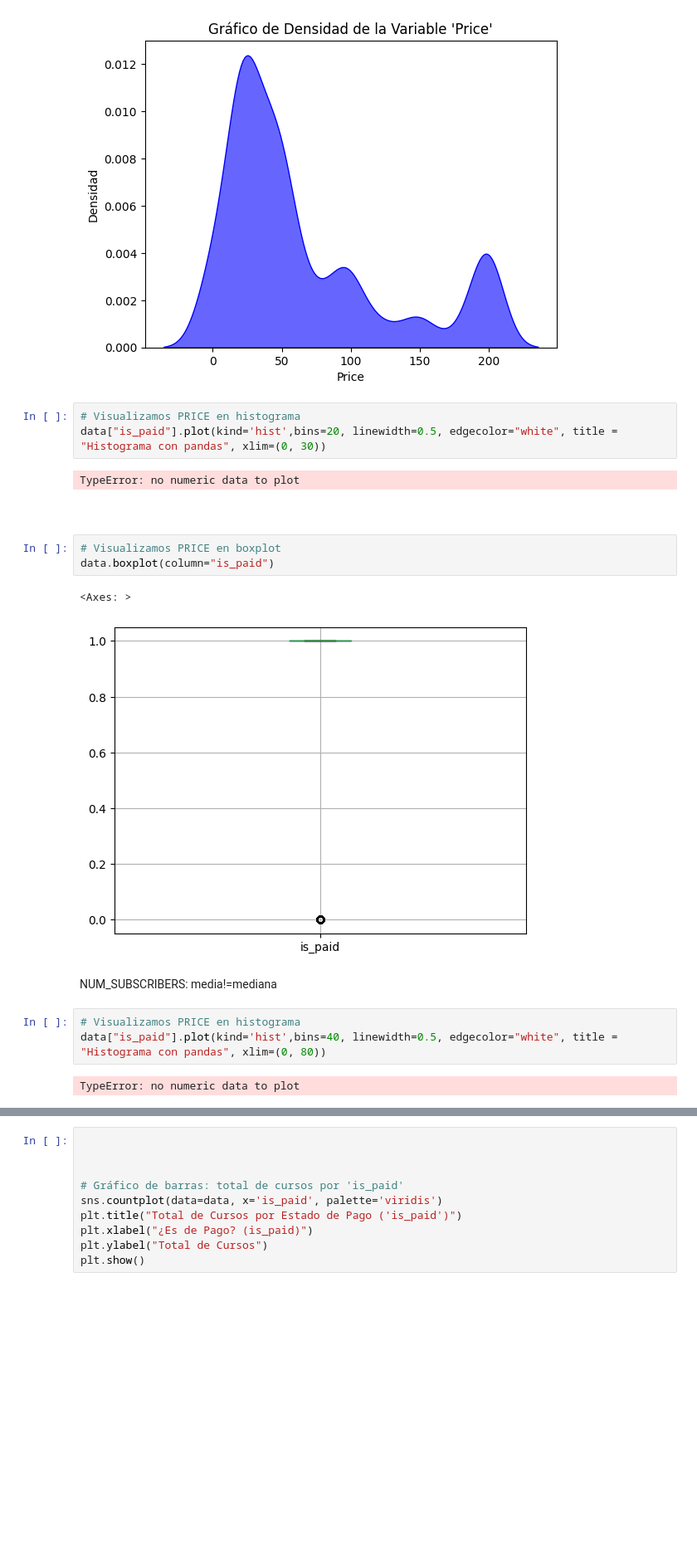
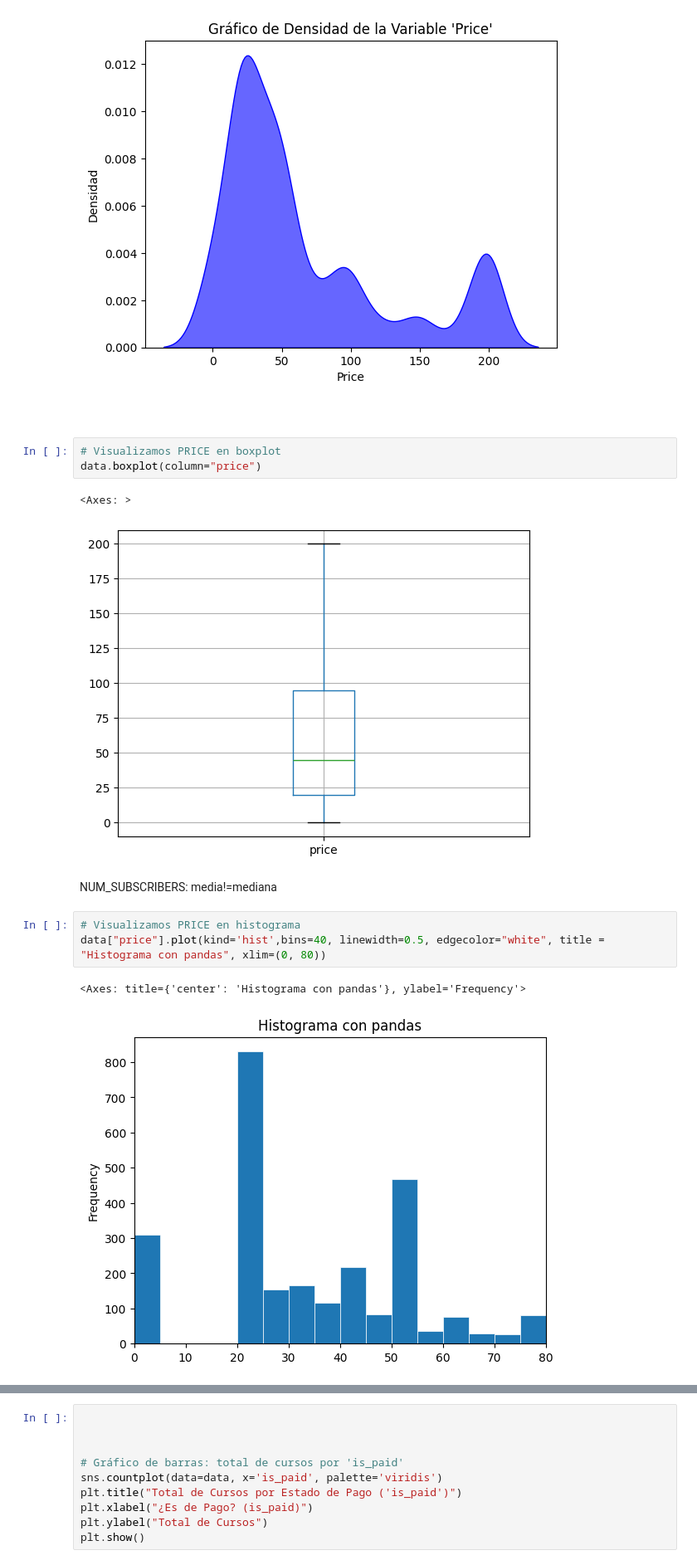
Before and after one commit to Gonzalo22112001/InformeEstadistica, a Jupyter notebook: informe.ipynb, the cells around one changed output, grey strips where cells are left out. Shown at 83% size. Drawn from its saved outputs; the diff is of its cells as text; blank space fills up the shorter version.

```diff
--- a/informe.ipynb
+++ b/informe.ipynb
@@ -208,26 +250,22 @@ plt.ylabel("Densidad")
 plt.show()
 # %% [output]
 [figure]
-# %%
-# Visualizamos PRICE en histograma
-data["is_paid"].plot(kind='hist',bins=20, linewidth=0.5, edgecolor="white", title = "Histograma con pandas", xlim=(0, 30))
-# %% [output]
-TypeError: no numeric data to plot
 # %% [markdown]
 #
 # %%
 # Visualizamos PRICE en boxplot
-data.boxplot(column="is_paid")
+data.boxplot(column="price")
 # %% [output]
 <Axes: >
-[figure, old version]
+[figure, new version]
 # %% [markdown]
 NUM_SUBSCRIBERS: media!=mediana
 # %%
 # Visualizamos PRICE en histograma
-data["is_paid"].plot(kind='hist',bins=40, linewidth=0.5, edgecolor="white", title = "Histograma con pandas", xlim=(0, 80))
+data["price"].plot(kind='hist',bins=40, linewidth=0.5, edgecolor="white", title = "Histograma con pandas", xlim=(0, 80))
 # %% [output]
-TypeError: no numeric data to plot
+<Axes: title={'center': 'Histograma con pandas'}, ylabel='Frequency'>
+[figure, added]
 # %%
 # PROBAR QQPLOT
 
```
Also changed, not shown: parts of 3 cells of this notebook.
